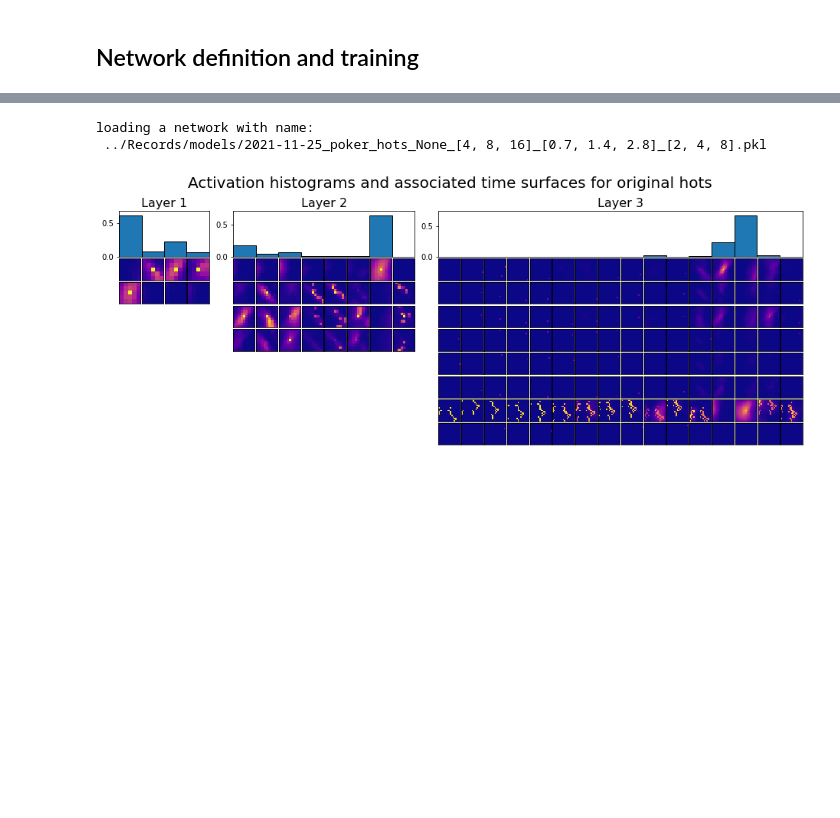
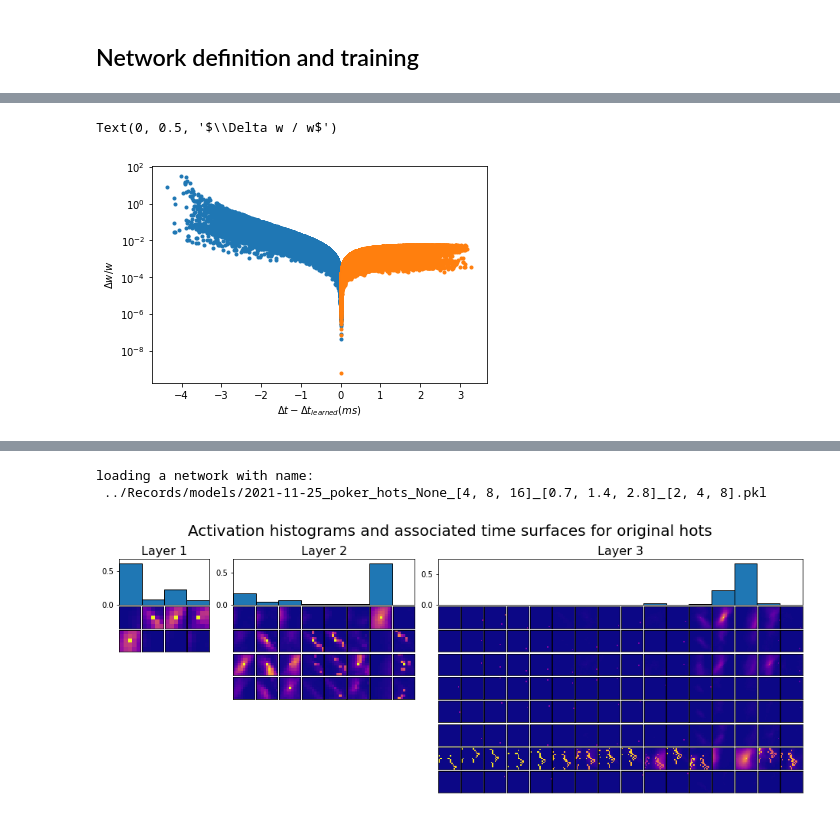
Before and after one commit to AntoineGrimaldi/HOTS, a Jupyter notebook: notebooks/BASICS_02_Training.Network.ipynb, the cells around one changed output, grey strips where cells are left out. Cells and saved outputs as stored; diff of their text form; code cells hidden in the pictures; blank space fills up the shorter version.

```diff
--- a/notebooks/BASICS_02_Training.Network.ipynb
+++ b/notebooks/BASICS_02_Training.Network.ipynb
@@ -56,0 +78,10 @@ loading a network with name:
+# %%
+dt_XTS = hots.stats[layer].delta_wt[:, 1]-hots.stats[layer].delta_wt[:, 2]
+dw = hots.stats[layer].delta_wt[:, 0]/hots.stats[layer].delta_wt[:, 3]
+plt.semilogy(dt_XTS*1e-3,dw, '.')
+plt.semilogy(dt_XTS*1e-3,-dw, '.')
+plt.xlabel('$\Delta t - \Delta t_{learned} (ms)$')
+plt.ylabel('$\Delta w / w$')
+# %% [output]
+Text(0, 0.5, '$\\Delta w / w$')
+[figure, added]
```
Also changed, not shown: parts of 15 cells of this notebook, 4 other files.
